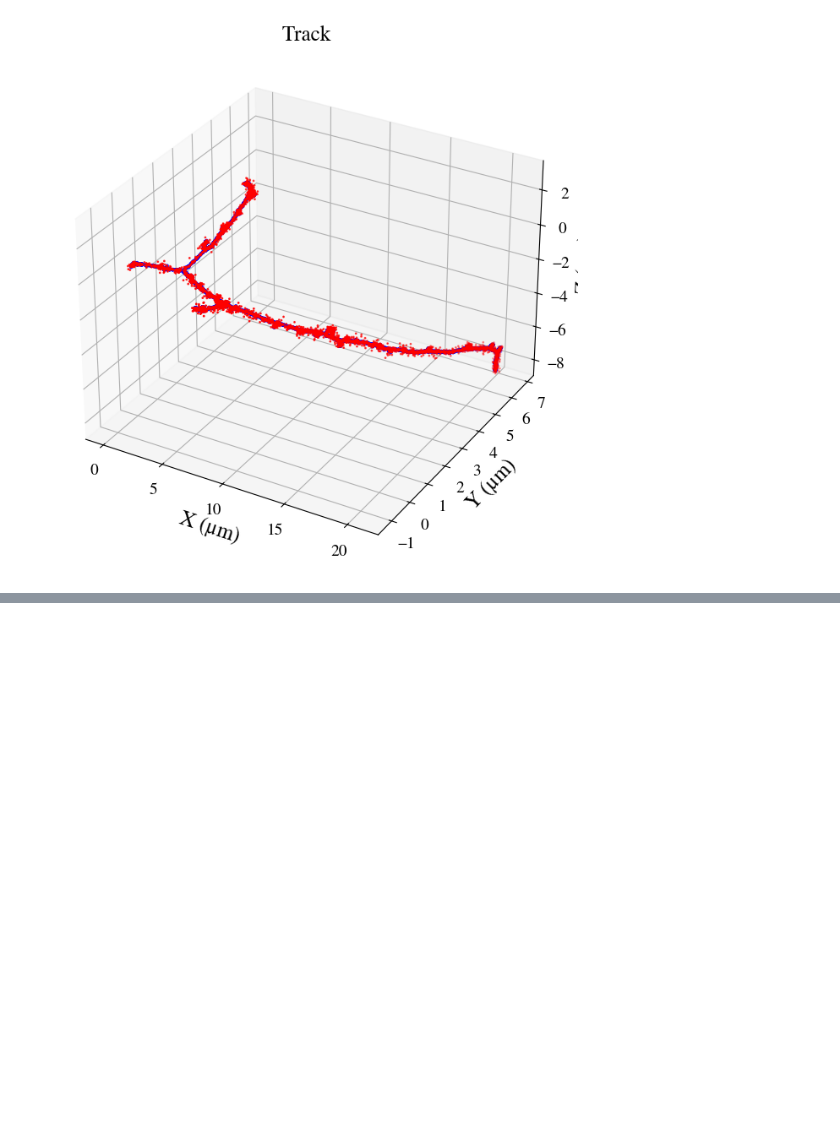
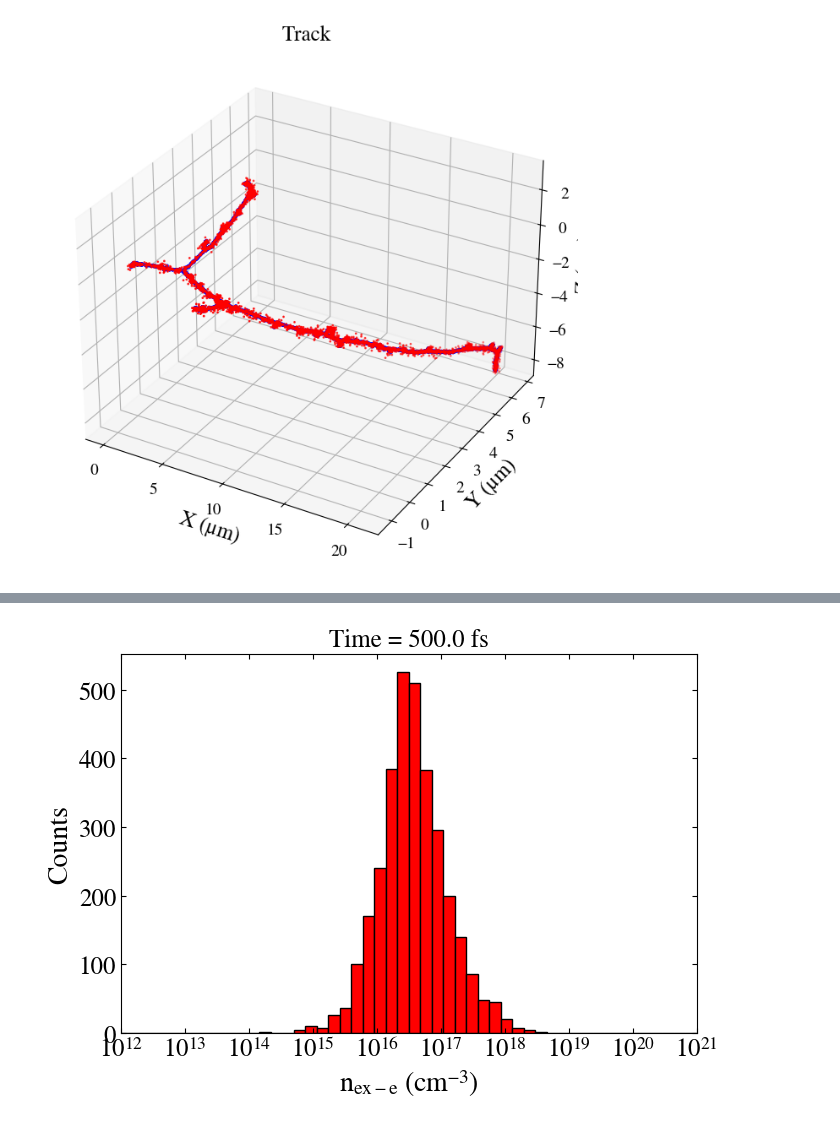
Before and after one commit to YauheniTalochkaN/CMAP_LYSO_Example, a Jupyter notebook: scripts/track_data_processing.ipynb, the cells around one changed output, grey strips where cells are left out. Cells and saved outputs as stored; diff of their text form; code cells hidden in the pictures; blank space fills up the shorter version.

```diff
--- a/scripts/track_data_processing.ipynb
+++ b/scripts/track_data_processing.ipynb
@@ -135,0 +217,31 @@ with plt.rc_context({
+# %%
+i = 3
+
+bins_log = np.logspace(12, 21, 51)
+with plt.rc_context({
+    'font.family': 'Nimbus Roman',
+    'mathtext.fontset': 'custom',
+    'mathtext.rm': 'Nimbus Roman',
+    'mathtext.it': 'Nimbus Roman:italic',
+}):
+    plt.figure(figsize=(7, 5))
+    plt.hist(result2[i], bins=bins_log, edgecolor='black', alpha=1, color="red")
+    plt.xlabel(r'$\mathrm{n}_{\mathrm{ex-e}}$ ($\mathrm{cm}^{\mathrm{-3}}$)', fontsize=20)
+    plt.ylabel('Counts', fontsize=20)
+    plt.title(f'Time = {time_unique[i]} fs', fontsize=18)
+    plt.tick_params(axis='both',
+                    which='major',
+                    labelsize=18,
+                    top=True,
+                    bottom=True,
+                    left=True,
+                    right=True,
+                    direction='in')
+    plt.xscale('log')
+    #plt.yscale('log')
+    plt.xlim([1e12, 1e21])
+    plt.xticks([1e12, 1e13, 1e14, 1e15, 1e16, 1e17, 1e18, 1e19, 1e20, 1e21])
+    plt.tight_layout()
+    plt.show()
+# %% [output]
+[figure, added]
```
Also changed, not shown: parts of 4 cells of this notebook.
